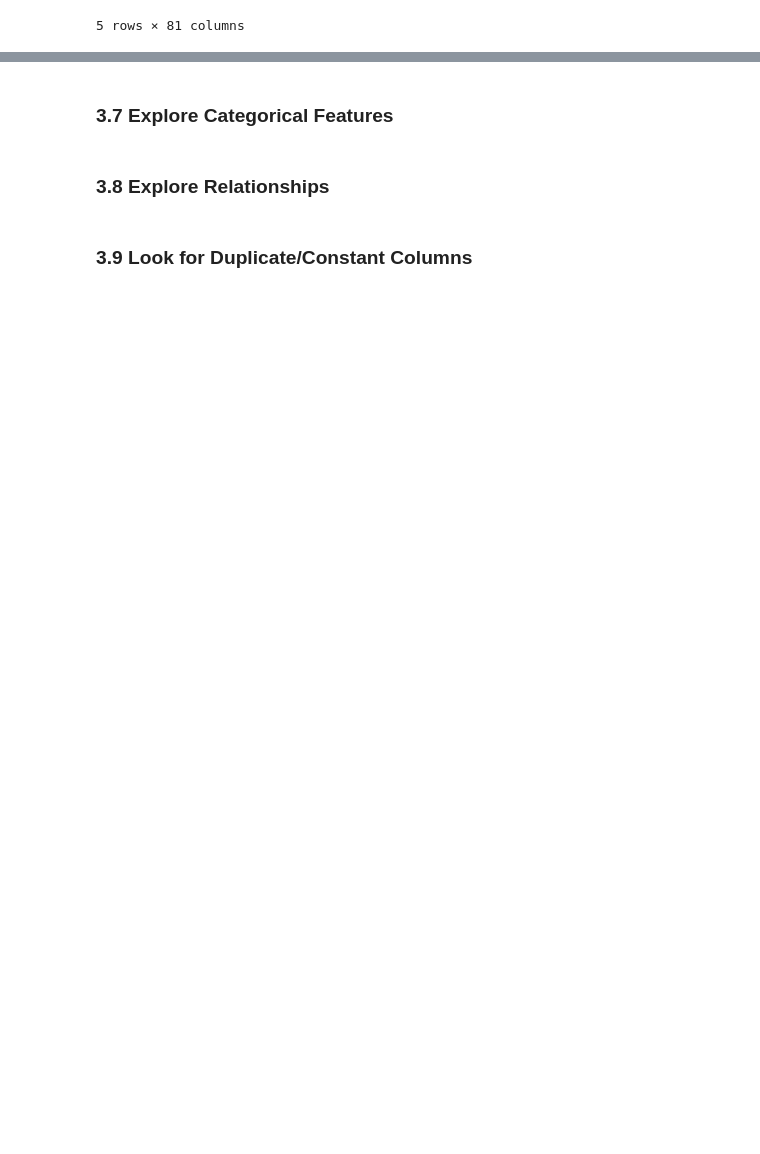
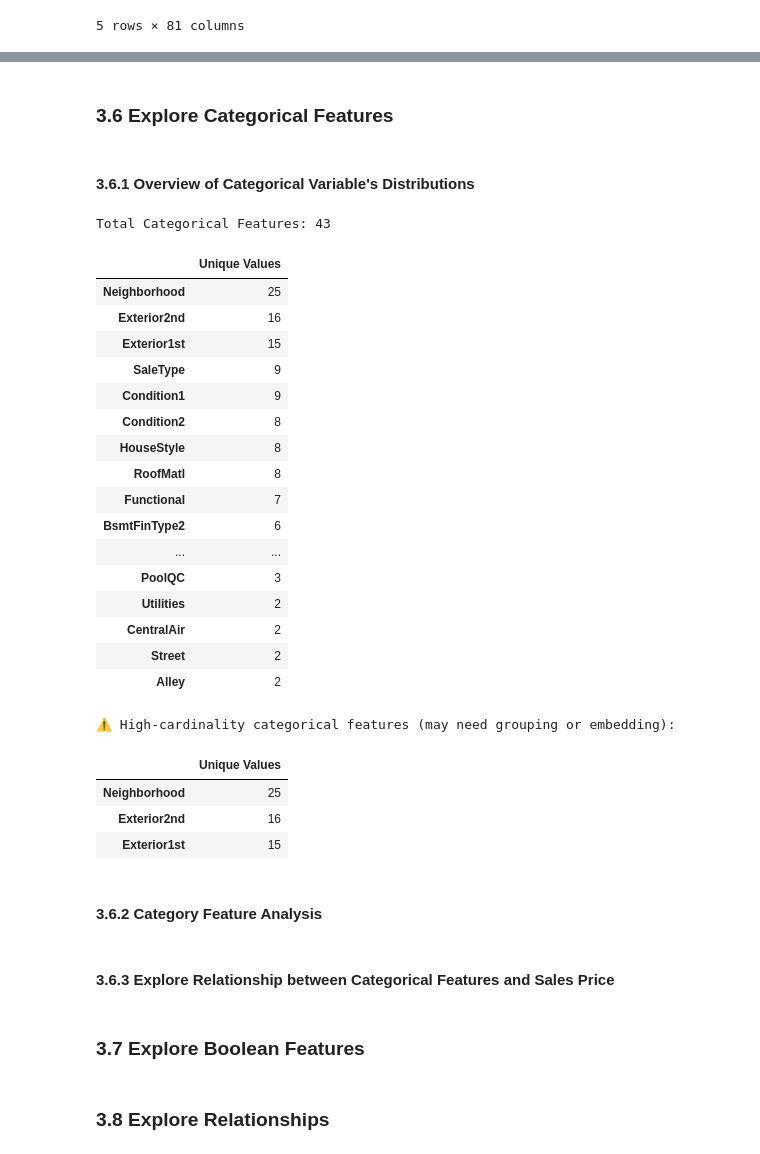
Before and after one commit to kevgoldberg/HousingPrice, a Jupyter notebook: V1.ipynb, the cells around one changed output, grey strips where cells are left out. Cells and saved outputs as stored; diff of their text form; code cells hidden in the pictures; blank space fills up the shorter version.

Commit message:
Added to Exploratory Data

```diff
--- a/V1.ipynb
+++ b/V1.ipynb
@@ -214,6 +484,53 @@ dtype: int64
 # %% [markdown]
-### 3.7 Explore Categorical Features
+### 3.6 Explore Categorical Features
+# %% [markdown]
+#### 3.6.1 Overview of Categorical Variable's Distributions
+# %%
+# 3.6.1 Overview of Categorical Variable Distributions
+
+# Step 1: Basic info
+print(f"Total Categorical Features: {len(categorical_cols)}")
+
+# Step 2: Count unique values per categorical column
+cat_uniques = df_train[categorical_cols].nunique().sort_values(ascending=False)
+
+# Step 3: Display as a styled DataFrame
+cat_summary_df = cat_uniques.to_frame(name='Unique Values')
+display(cat_summary_df.style.background_gradient(cmap='Blues'))
+
+# Step 4: Flag potential encoding issues
+high_cardinality = cat_summary_df[cat_summary_df['Unique Values'] > 10]
+print("⚠️ High-cardinality categorical features (may need grouping or embedding):")
+display(high_cardinality)
+# %% [output]
+Total Categorical Features: 43
+|  | Unique Values |
+| Neighborhood | 25 |
+| Exterior2nd | 16 |
+| Exterior1st | 15 |
+| SaleType | 9 |
+| Condition1 | 9 |
+| Condition2 | 8 |
+| HouseStyle | 8 |
+| RoofMatl | 8 |
+| Functional | 7 |
+| BsmtFinType2 | 6 |
+| ... | ... |
+| PoolQC | 3 |
+| Utilities | 2 |
+| CentralAir | 2 |
+| Street | 2 |
+| Alley | 2 |
+⚠️ High-cardinality categorical features (may need grouping or embedding):
+|  | Unique Values |
+| Neighborhood | 25 |
+| Exterior2nd | 16 |
+| Exterior1st | 15 |
+# %% [markdown]
+#### 3.6.2 Category Feature Analysis
+# %% [markdown]
+#### 3.6.3 Explore Relationship between Categorical Features and Sales Price
+# %% [markdown]
+### 3.7 Explore Boolean Features
 # %% [markdown]
 ### 3.8 Explore Relationships
-# %% [markdown]
-### 3.9 Look for Duplicate/Constant Columns
```
Also changed, not shown: parts of 11 cells of this notebook.
